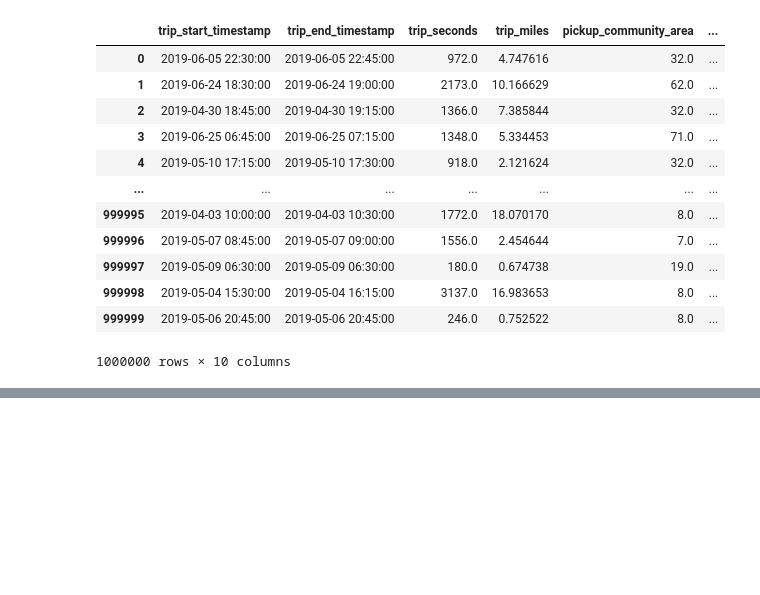
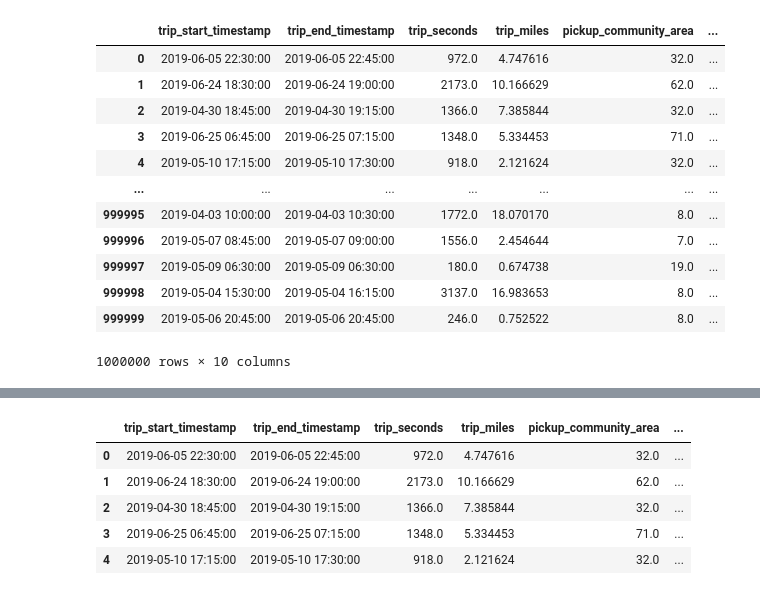
Before and after one commit to muoyo/chicago-ridesharing, a Jupyter notebook: Chicago_EDA.ipynb, the cells around one changed output, grey strips where cells are left out. Saved outputs shown, nothing was run; the diff lists cells and outputs as text; code cells hidden in the pictures; blank space fills up the shorter version.

```diff
--- a/Chicago_EDA.ipynb
+++ b/Chicago_EDA.ipynb
@@ -135,0 +144,10 @@ results_df.to_csv('rideshare1.csv', index=False)
+# %%
+ride_data = results_df.iloc[:200001,1:7]
+ride_data.head()
+# %% [output]
+|  | trip_start_timestamp | trip_end_timestamp | trip_seconds | trip_miles | pickup_community_area | ... |
+| 0 | 2019-06-05 22:30:00 | 2019-06-05 22:45:00 | 972.0 | 4.747616 | 32.0 | ... |
+| 1 | 2019-06-24 18:30:00 | 2019-06-24 19:00:00 | 2173.0 | 10.166629 | 62.0 | ... |
+| 2 | 2019-04-30 18:45:00 | 2019-04-30 19:15:00 | 1366.0 | 7.385844 | 32.0 | ... |
+| 3 | 2019-06-25 06:45:00 | 2019-06-25 07:15:00 | 1348.0 | 5.334453 | 71.0 | ... |
+| 4 | 2019-05-10 17:15:00 | 2019-05-10 17:30:00 | 918.0 | 2.121624 | 32.0 | ... |
```
Also changed, not shown: parts of 13 cells of this notebook.
